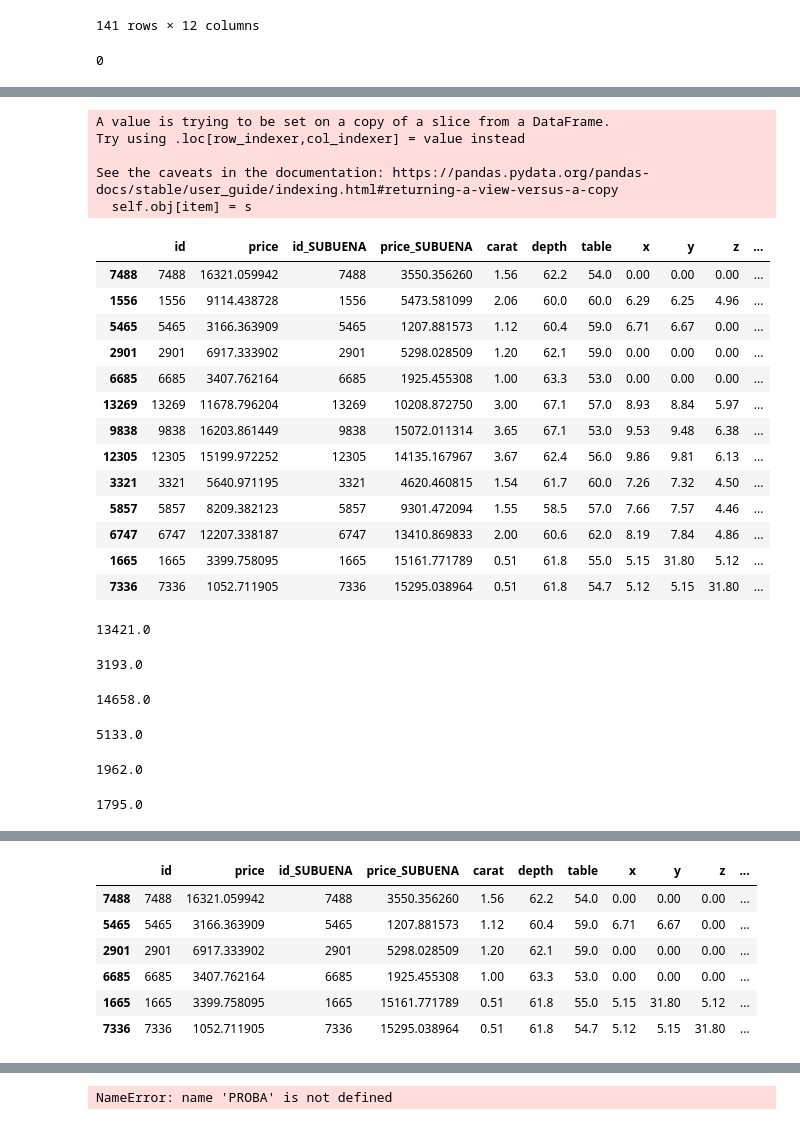
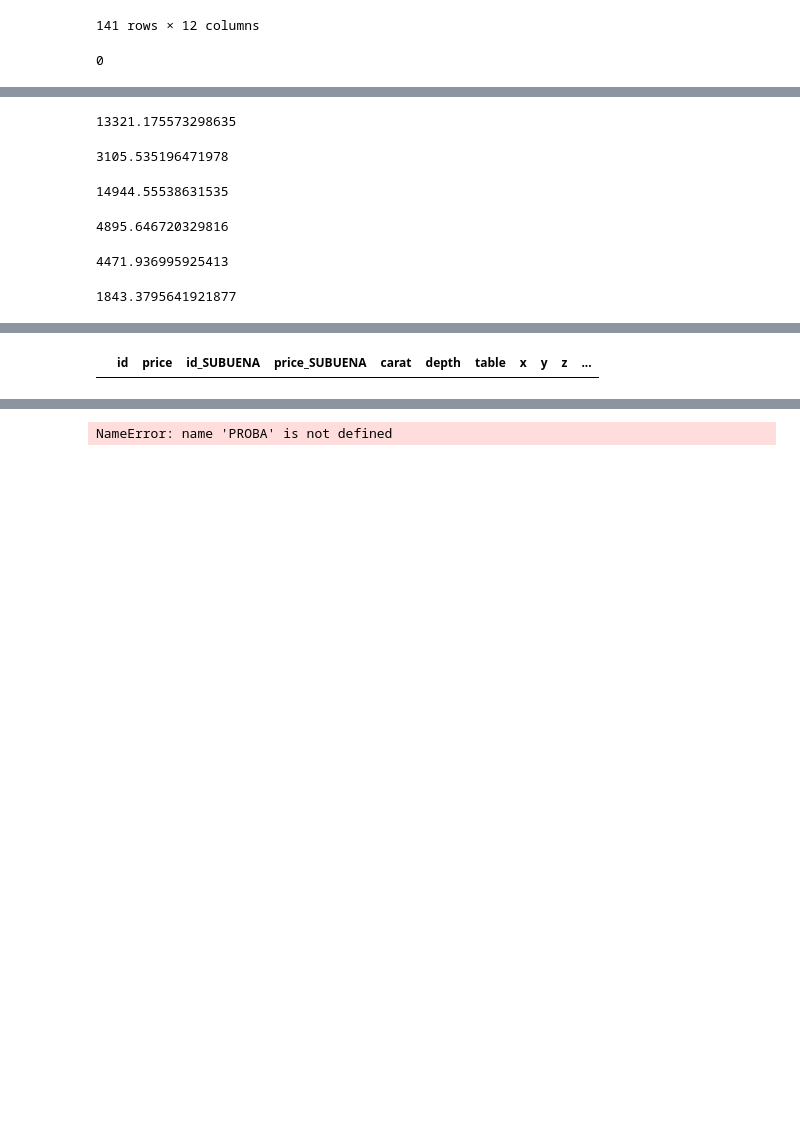
Before and after one commit to carpiero/Kaggle_Competition_Machine_Learning, a Jupyter notebook: notebooks/NotebookML002.ipynb, the cells around one changed output, grey strips where cells are left out. Drawn from its saved outputs; the diff is of its cells as text; code cells hidden in the pictures; blank space fills up the shorter version.

```diff
--- a/notebooks/NotebookML002.ipynb
+++ b/notebooks/NotebookML002.ipynb
@@ -831,35 +806,36 @@ dftest.loc[(dftest['Diff']>3000) | (dftest['Diff']<-3000)].sort_values(by=['Diff
 # %%
 
 
-# predictions_competition = model.predict(X_predict)
+predictions_competition = model.predict(X_predict)
 
 ############################################################
 
-predictions_competition2 = machine2.predict(X_predict2)
-predictions_competition3 = machine3.predict(X_predict3)
+# predictions_competition2 = machine2.predict(X_predict2)
+# predictions_competition3 = machine3.predict(X_predict3)
 # %%
 
 
-submission2 = pd.DataFrame({'id': df_predict2['id'], 'price': predictions_competition2})
-submission3 = pd.DataFrame({'id': df_predict3['id'], 'price': predictions_competition3})
+# submission2 = pd.DataFrame({'id': df_predict2['id'], 'price': predictions_competition2})
+# submission3 = pd.DataFrame({'id': df_predict3['id'], 'price': predictions_competition3})
 
-submission=pd.concat([submission2,submission3], axis=0).sort_values(by=['id'])
-submission['id'] = submission['id'].astype('int64')
+# submission=pd.concat([submission2,submission3], axis=0).sort_values(by=['id'])
+# submission['id'] = submission['id'].astype('int64')
 
-submission.to_csv(f'/home/carpiero/IRONHACK/kaggle/conhighycaratsqr_xyz_{thres}___{total}.csv', index=False)
+# submission.to_csv(f'/home/carpiero/IRONHACK/kaggle/conhighycaratsqr_xyz_{thres}___{total}.csv', index=False)
 
 ###########################################################
 
-# submission = pd.DataFrame({'id': df_predict['id'], 'price': predictions_competition})
-# submission['id'] = submission['id'].astype('int64')
+submission = pd.DataFrame({'id': df_predict['id'], 'price': predictions_competition})
+submission['id'] = submission['id'].astype('int64')
 
-# submission.loc[94,'price'] =20631
-# submission.loc[94,'price'] =20631
+# submission.loc[94,'price'] =20000
 
 
-# submission.to_csv(f'/home/carpiero/IRONHACK/kaggle/sin_nada_{np.mean(-scores)}.csv', index=False)
 
-# PROBA=pd.concat([X_predict,submission], axis=1)
+
+submission.to_csv(f'/home/carpiero/IRONHACK/kaggle/sin_nada_{np.mean(-scores)}.csv', index=False)
+
+PROBA=pd.concat([X_predict,submission], axis=1)
 
 # c1='clarity_1'
 # c2=3.2
@@ -929,26 +912,7 @@ submission_dif.loc[(submission_dif['x']<0.01)|(submission_dif['y']<0.01) |(submi
-A value is trying to be set on a copy of a slice from a DataFrame.
-Try using .loc[row_indexer,col_indexer] = value instead
-
-See the caveats in the documentation: https://pandas.pydata.org/pandas-docs/stable/user_guide/indexing.html#returning-a-view-versus-a-copy
-  self.obj[item] = s
+13321.175573298635
-|  | id | price | id_SUBUENA | price_SUBUENA | carat | depth | table | x | y | z | ... |
-| 7488 | 7488 | 16321.059942 | 7488 | 3550.356260 | 1.56 | 62.2 | 54.0 | 0.00 | 0.00 | 0.00 | ... |
-| 1556 | 1556 | 9114.438728 | 1556 | 5473.581099 | 2.06 | 60.0 | 60.0 | 6.29 | 6.25 | 4.96 | ... |
-| 5465 | 5465 | 3166.363909 | 5465 | 1207.881573 | 1.12 | 60.4 | 59.0 | 6.71 | 6.67 | 0.00 | ... |
-| 2901 | 2901 | 6917.333902 | 2901 | 5298.028509 | 1.20 | 62.1 | 59.0 | 0.00 | 0.00 | 0.00 | ... |
-| 6685 | 6685 | 3407.762164 | 6685 | 1925.455308 | 1.00 | 63.3 | 53.0 | 0.00 | 0.00 | 0.00 | ... |
-| 13269 | 13269 | 11678.796204 | 13269 | 10208.872750 | 3.00 | 67.1 | 57.0 | 8.93 | 8.84 | 5.97 | ... |
-| 9838 | 9838 | 16203.861449 | 9838 | 15072.011314 | 3.65 | 67.1 | 53.0 | 9.53 | 9.48 | 6.38 | ... |
-| 12305 | 12305 | 15199.972252 | 12305 | 14135.167967 | 3.67 | 62.4 | 56.0 | 9.86 | 9.81 | 6.13 | ... |
-| 3321 | 3321 | 5640.971195 | 3321 | 4620.460815 | 1.54 | 61.7 | 60.0 | 7.26 | 7.32 | 4.50 | ... |
-| 5857 | 5857 | 8209.382123 | 5857 | 9301.472094 | 1.55 | 58.5 | 57.0 | 7.66 | 7.57 | 4.46 | ... |
-| 6747 | 6747 | 12207.338187 | 6747 | 13410.869833 | 2.00 | 60.6 | 62.0 | 8.19 | 7.84 | 4.86 | ... |
-| 1665 | 1665 | 3399.758095 | 1665 | 15161.771789 | 0.51 | 61.8 | 55.0 | 5.15 | 31.80 | 5.12 | ... |
-| 7336 | 7336 | 1052.711905 | 7336 | 15295.038964 | 0.51 | 61.8 | 54.7 | 5.12 | 5.15 | 31.80 | ... |
-13421.0
+3105.535196471978
-3193.0
+14944.55538631535
-14658.0
+4895.646720329816
-5133.0
+4471.936995925413
-1962.0
+1843.3795641921877
-1795.0
 |  | id | price | id_SUBUENA | price_SUBUENA | carat | depth | table | x | y | z | ... |
@@ -961,10 +925,4 @@ See the caveats in the documentation: https://pandas.pydata.org/pandas-docs/stab
 |  | id | price | id_SUBUENA | price_SUBUENA | carat | depth | table | x | y | z | ... |
-| 7488 | 7488 | 16321.059942 | 7488 | 3550.356260 | 1.56 | 62.2 | 54.0 | 0.00 | 0.00 | 0.00 | ... |
-| 5465 | 5465 | 3166.363909 | 5465 | 1207.881573 | 1.12 | 60.4 | 59.0 | 6.71 | 6.67 | 0.00 | ... |
-| 2901 | 2901 | 6917.333902 | 2901 | 5298.028509 | 1.20 | 62.1 | 59.0 | 0.00 | 0.00 | 0.00 | ... |
-| 6685 | 6685 | 3407.762164 | 6685 | 1925.455308 | 1.00 | 63.3 | 53.0 | 0.00 | 0.00 | 0.00 | ... |
-| 1665 | 1665 | 3399.758095 | 1665 | 15161.771789 | 0.51 | 61.8 | 55.0 | 5.15 | 31.80 | 5.12 | ... |
-| 7336 | 7336 | 1052.711905 | 7336 | 15295.038964 | 0.51 | 61.8 | 54.7 | 5.12 | 5.15 | 31.80 | ... |
 # %%
 # id 	price
 # count 	13485.000000 	13485.000000
```
Also changed, not shown: parts of 4 cells of this notebook, 8 other files.
